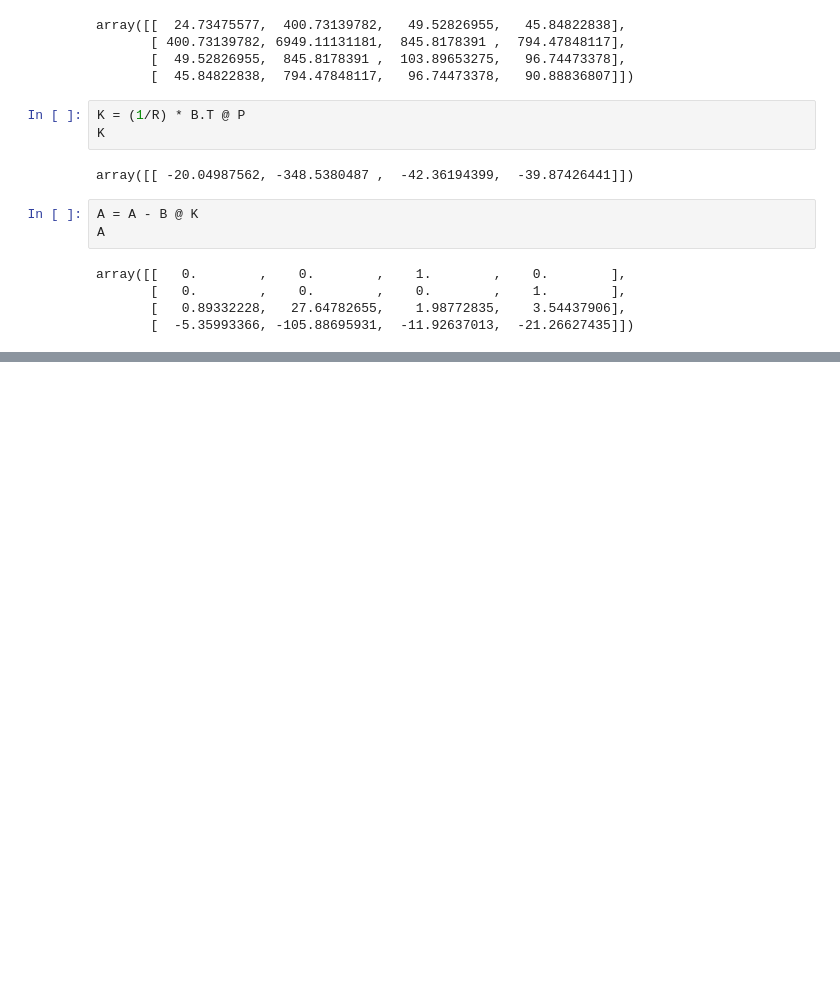
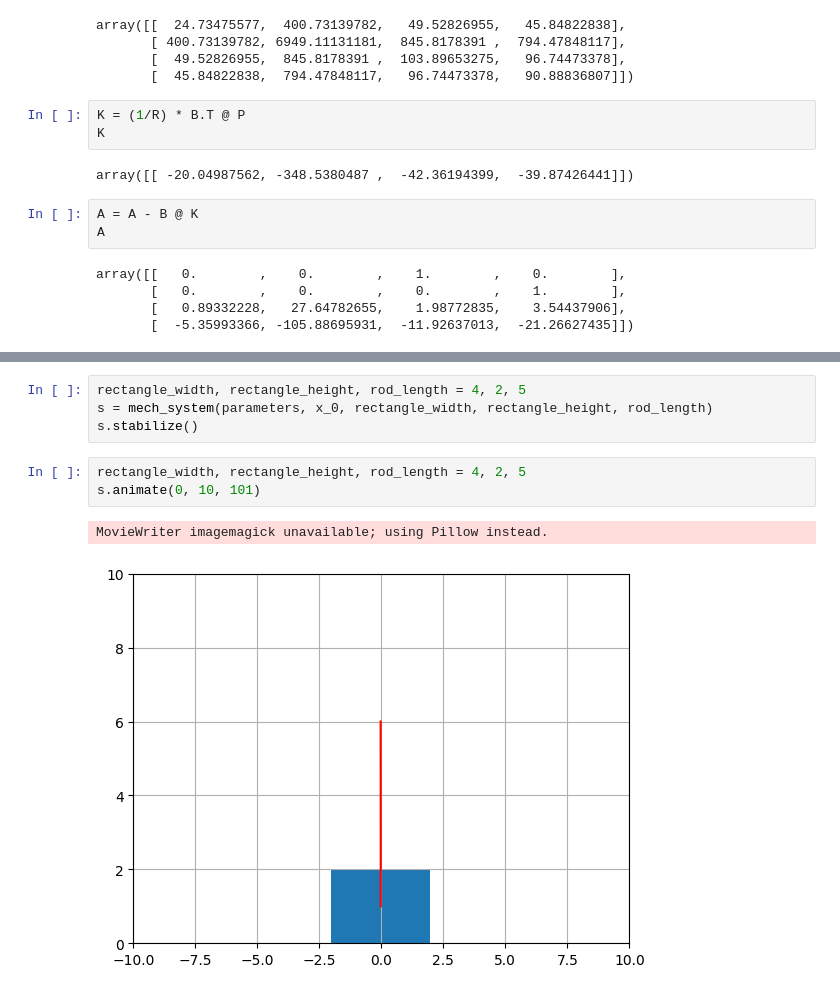
Before and after one commit to ShuvalovDR/Differential_equations, a Jupyter notebook: Diff_equations.ipynb, the cells around one changed output, grey strips where cells are left out. Cells and saved outputs as stored; diff of their text form; blank space fills up the shorter version.

```diff
--- a/Diff_equations.ipynb
+++ b/Diff_equations.ipynb
@@ -104,0 +178,10 @@ plt.show()
+# %%
+rectangle_width, rectangle_height, rod_length = 4, 2, 5
+s = mech_system(parameters, x_0, rectangle_width, rectangle_height, rod_length)
+s.stabilize()
+# %%
+rectangle_width, rectangle_height, rod_length = 4, 2, 5
+s.animate(0, 10, 101)
+# %% [output]
+MovieWriter imagemagick unavailable; using Pillow instead.
+[figure, added]
```
Also changed, not shown: parts of 7 cells of this notebook.
